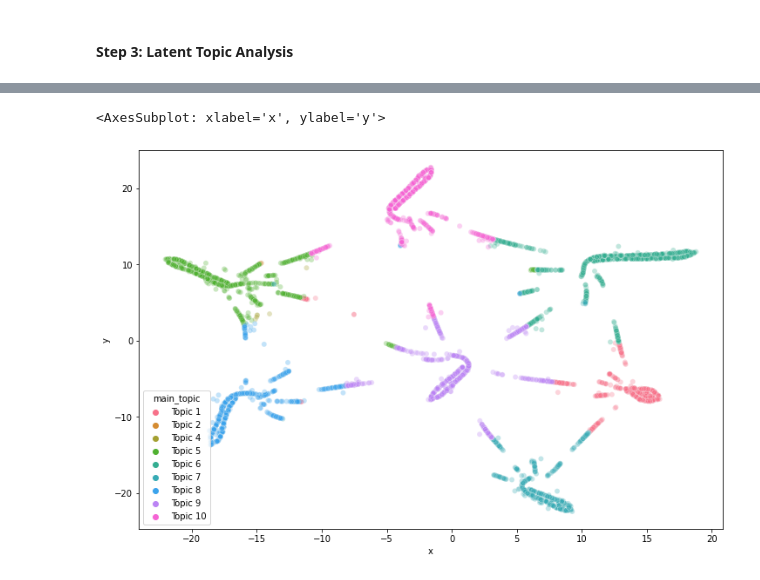
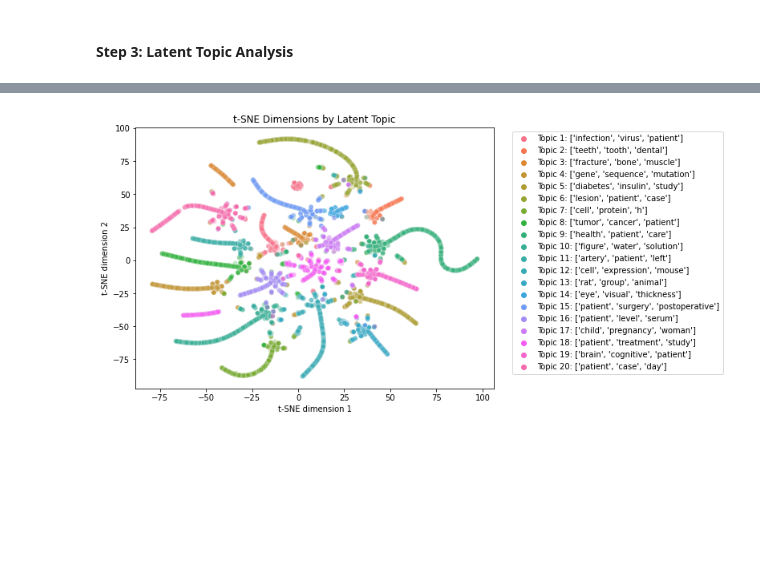
Before and after one commit to mlkimmins/OSCAR, a Jupyter notebook: topic_modeling.ipynb, the cells around one changed output, grey strips where cells are left out. Cells and saved outputs as stored; diff of their text form; code cells hidden in the pictures; blank space fills up the shorter version.

Commit message:
fixed up heatmap and violin plot, went back to training split

```diff
--- a/topic_modeling.ipynb
+++ b/topic_modeling.ipynb
@@ -29,7 +29,7 @@ from natsort import natsort_keygen
 [nltk_data]   Package wordnet is already up-to-date!
 # %%
 # Load pubmed dataset from huggingface
-articles = load_dataset("scientific_papers", "pubmed", split="validation")
+articles = load_dataset("scientific_papers", "pubmed", split="train")
 df_articles = pd.DataFrame(articles)
 # %% [output]
 Found cached dataset scientific_papers (/Users/mattroth/.cache/huggingface/datasets/scientific_papers/pubmed/1.1.1/306757013fb6f37089b6a75469e6638a553bd9f009484938d8f75a4c5e84206f)
@@ -81,8 +81,8 @@ vocab = tfidf.get_feature_names_out()
 #### Step 2: Run LDA
 # %%
 # Instantiate LDA
-n_topics = 10
-lda = LDA(n_components=n_topics)
+n_topics = 20
+lda = LDA(n_components=n_topics, n_jobs=-1)
 
 # Run on vectorized_articles
 X_topics = lda.fit_transform(vectorized_articles)
@@ -91,15 +91,23 @@ X_topics = lda.fit_transform(vectorized_articles)
 topic_words = lda.components_
 
 # Retrieve topics
+topics_top3_words = {}
 for i, topic_dist in enumerate(topic_words):
 
     # Zip vocab and topic distribution
-    zipped = zip(vocab, topic_dist)
+    zipped_3 = zip(vocab, topic_dist)
+    zipped_10 = zip(vocab, topic_dist)
 
-    # Sort and get out top 10 words for each topic
-    top_terms_key = sorted(zipped, key=lambda t: t[1], reverse=True)[0:10]
-    top_terms_list = list(dict(top_terms_key).keys())
+    # # Sort and get out top 3 words for each topic for dict
+    top_terms_key_3 = sorted(zipped_3, key=lambda t: t[1], reverse=True)[0:3]
+    top_terms_list_3 = list(dict(top_terms_key_3).keys())
 
-    # Print
-    print(f"Topic {i + 1}: {top_terms_list}")
+    # Do again with top 10 words to print here
+    top_terms_key_10 = sorted(zipped_10, key=lambda t: t[1], reverse=True)[0:10]
+    top_terms_list_10 = list(dict(top_terms_key_10).keys())
+
+    topic_results = f"Topic {i + 1}: {top_terms_list_10}"
+    print(topic_results)
+
+    topics_top3_words[i] = f"Topic {i + 1}: {top_terms_list_3}"
 # %% [output]
@@ -155,21 +210,28 @@ plt.show()
 # %%
 # Visualize topic distributions with t-SNE
-tsne = TSNE(perplexity=400)
-tsne_results = tsne.fit_transform(article_topics)
+tsne = TSNE(perplexity=50)
+article_topics_sample = article_topics[np.random.choice(article_topics.shape[0],
+                                         article_topics.shape[0] // 10,
+                                         replace=False)]
+tsne_results = tsne.fit_transform(article_topics_sample)
 embedding = pd.DataFrame(tsne_results, columns=['x','y'])
-embedding["main_topic"] = [f"Topic {t + 1}" for t in article_topics.argmax(axis=1)]
+embedding["main_topic"] = [topics_top3_words[t] for t in article_topics_sample.argmax(axis=1)]
 embedding.sort_values("main_topic", ascending=True, key=natsort_keygen(), inplace=True)
 
-fig, ax = plt.subplots(figsize=(12,8))
+fig, ax = plt.subplots(figsize=(8,6))
 sns.scatterplot(
     data=embedding,
     x="x",
     y="y",
     hue="main_topic",
     palette=sns.color_palette("husl", embedding["main_topic"].nunique()),
     legend="full",
     alpha=0.3
 )
+plt.xlabel("t-SNE dimension 1")
+plt.ylabel("t-SNE dimension 2")
+plt.title("t-SNE Dimensions by Latent Topic")
+ax.legend(bbox_to_anchor=(1.04, 1), loc="upper left")
+plt.show()
 # %% [output]
-<AxesSubplot: xlabel='x', ylabel='y'>
-[figure, old version]
+[figure, new version]
```
Also changed, not shown: parts of 8 cells of this notebook.
